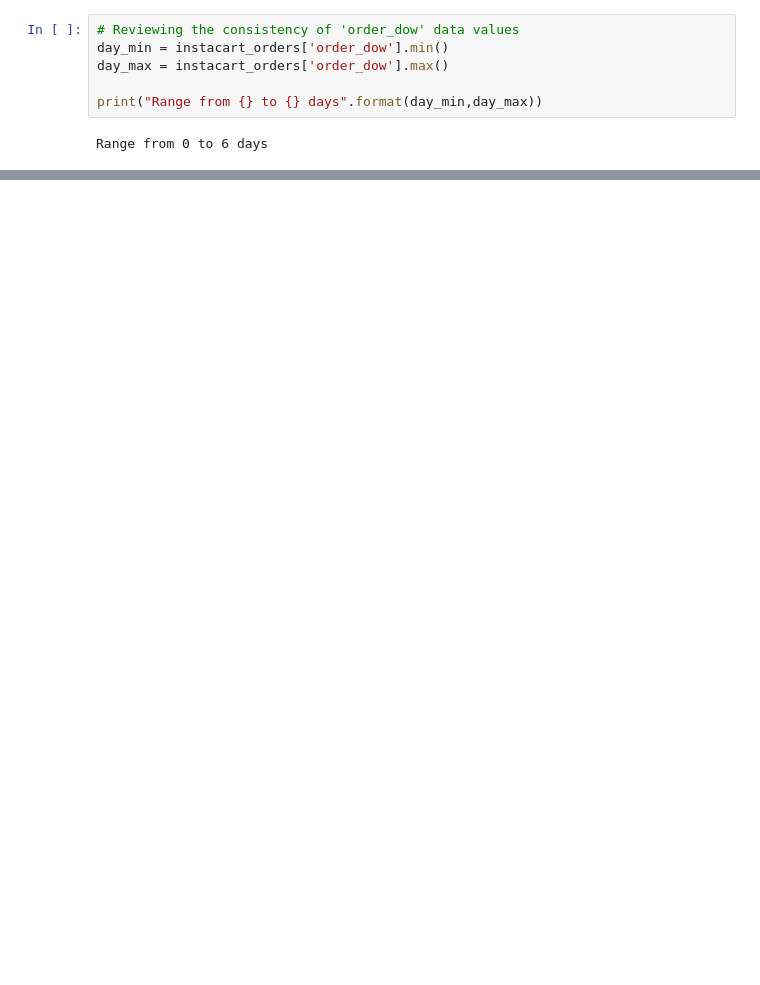
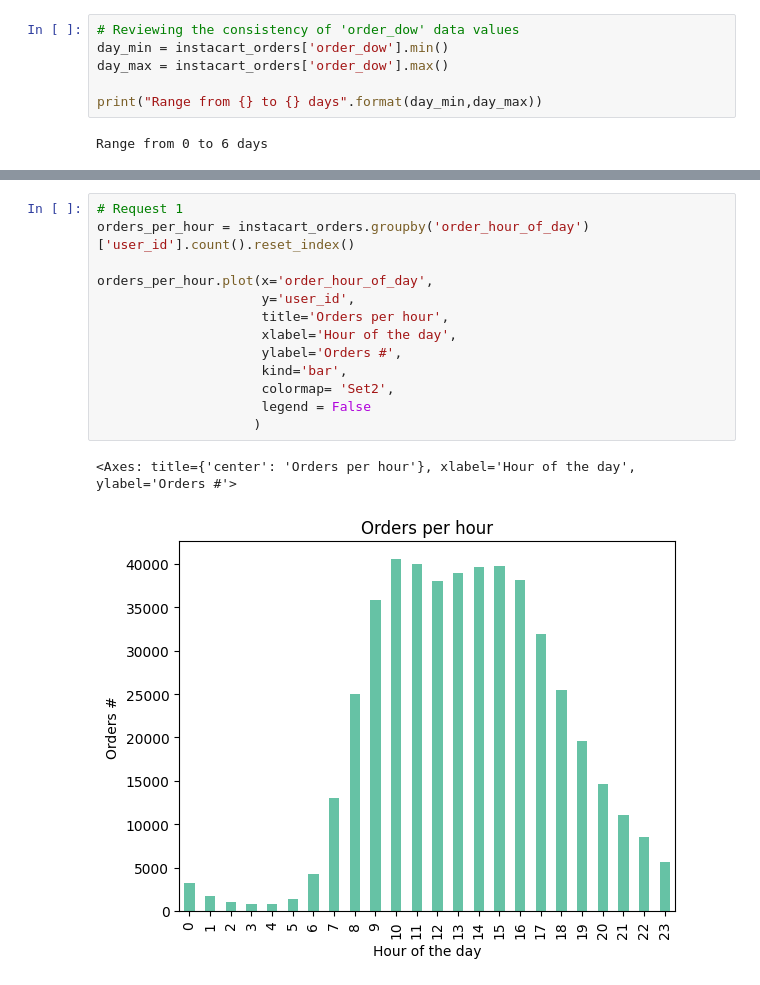
Before and after one commit to Calarioz/DA_InstaCart, a Jupyter notebook: jupyter.ipynb, the cells around one changed output, grey strips where cells are left out. Saved outputs shown, nothing was run; the diff lists cells and outputs as text; blank space fills up the shorter version.

```diff
--- a/jupyter.ipynb
+++ b/jupyter.ipynb
@@ -472,0 +490,16 @@ Range from 0 to 6 days
+# %%
+# Request 1
+orders_per_hour = instacart_orders.groupby('order_hour_of_day')['user_id'].count().reset_index()
+
+orders_per_hour.plot(x='order_hour_of_day',
+                     y='user_id',
+                     title='Orders per hour',
+                     xlabel='Hour of the day',
+                     ylabel='Orders #',
+                     kind='bar',
+                     colormap= 'Set2',
+                     legend = False
+                    )
+# %% [output]
+<Axes: title={'center': 'Orders per hour'}, xlabel='Hour of the day', ylabel='Orders #'>
+[figure, added]
```
Also changed, not shown: parts of 9 cells of this notebook.
